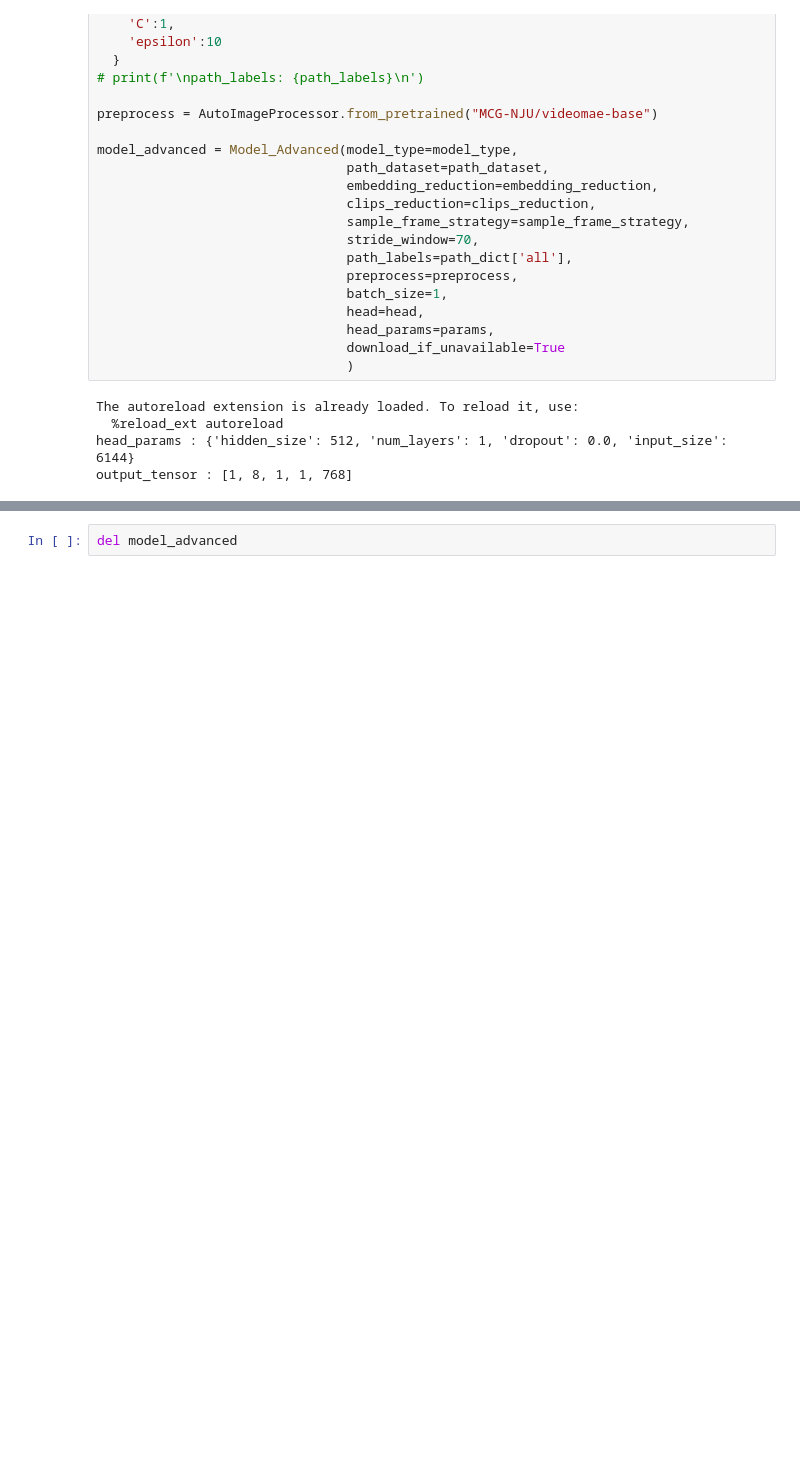
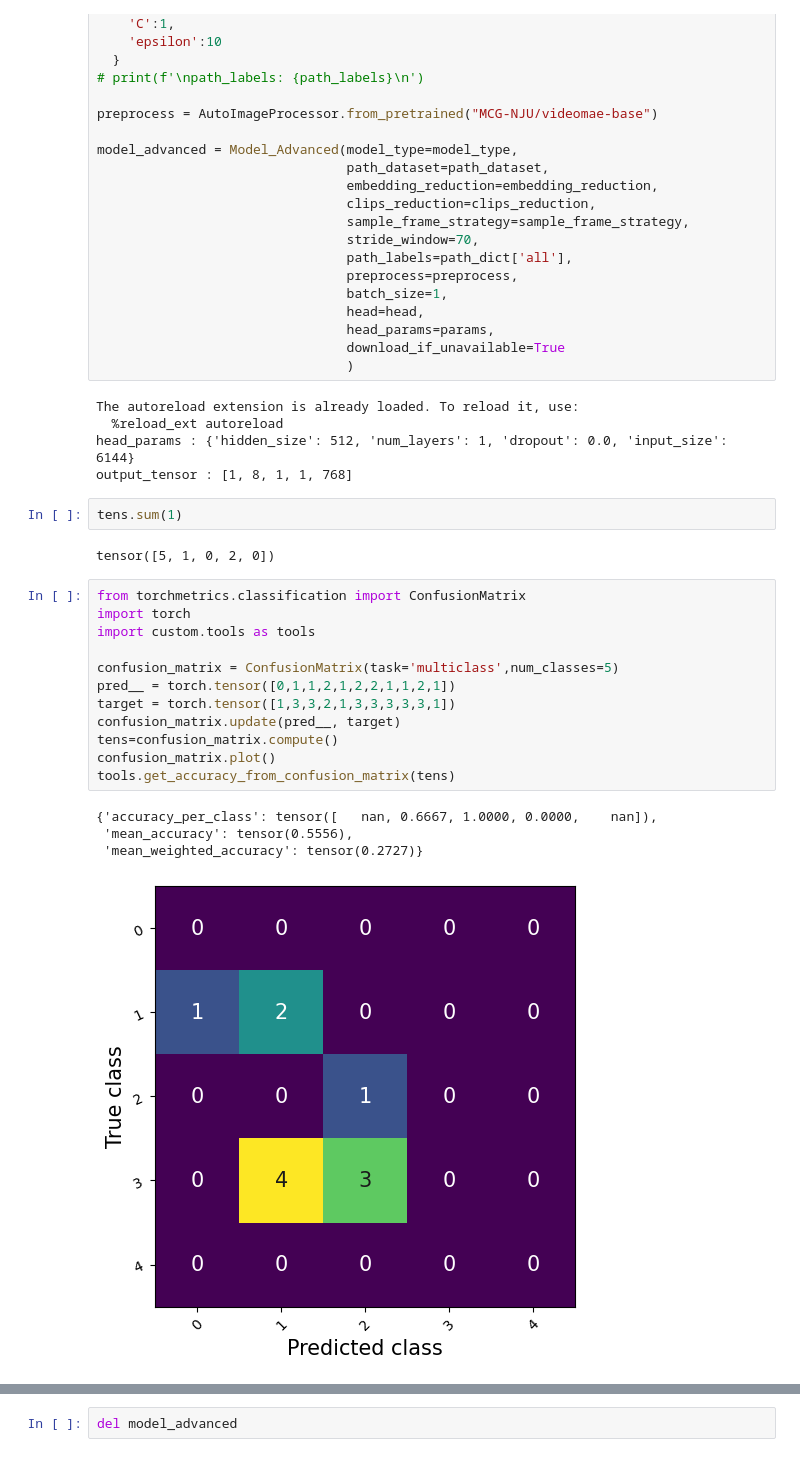
Before and after one commit to villifCoder559/PainAssessmentVideo, a Jupyter notebook: test.ipynb, the cells around one changed output, grey strips where cells are left out. Cells and saved outputs as stored; diff of their text form; blank space fills up the shorter version.

```diff
--- a/test.ipynb
+++ b/test.ipynb
@@ -164,3 +164,24 @@ The autoreload extension is already loaded. To reload it, use:
   %reload_ext autoreload
 head_params : {'hidden_size': 512, 'num_layers': 1, 'dropout': 0.0, 'input_size': 6144}
 output_tensor : [1, 8, 1, 1, 768]
+# %%
+tens.sum(1)
+# %% [output]
+tensor([5, 1, 0, 2, 0])
+# %%
+from torchmetrics.classification import ConfusionMatrix
+import torch
+import custom.tools as tools
+
+confusion_matrix = ConfusionMatrix(task='multiclass',num_classes=5)
+pred__ = torch.tensor([0,1,1,2,1,2,2,1,1,2,1])
+target = torch.tensor([1,3,3,2,1,3,3,3,3,3,1])
+confusion_matrix.update(pred__, target)
+tens=confusion_matrix.compute()
+confusion_matrix.plot()
+tools.get_accuracy_from_confusion_matrix(tens)
+# %% [output]
+{'accuracy_per_class': tensor([   nan, 0.6667, 1.0000, 0.0000,    nan]),
+ 'mean_accuracy': tensor(0.5556),
+ 'mean_weighted_accuracy': tensor(0.2727)}
+[figure, added]
```
Also changed, not shown: parts of 3 cells of this notebook.
